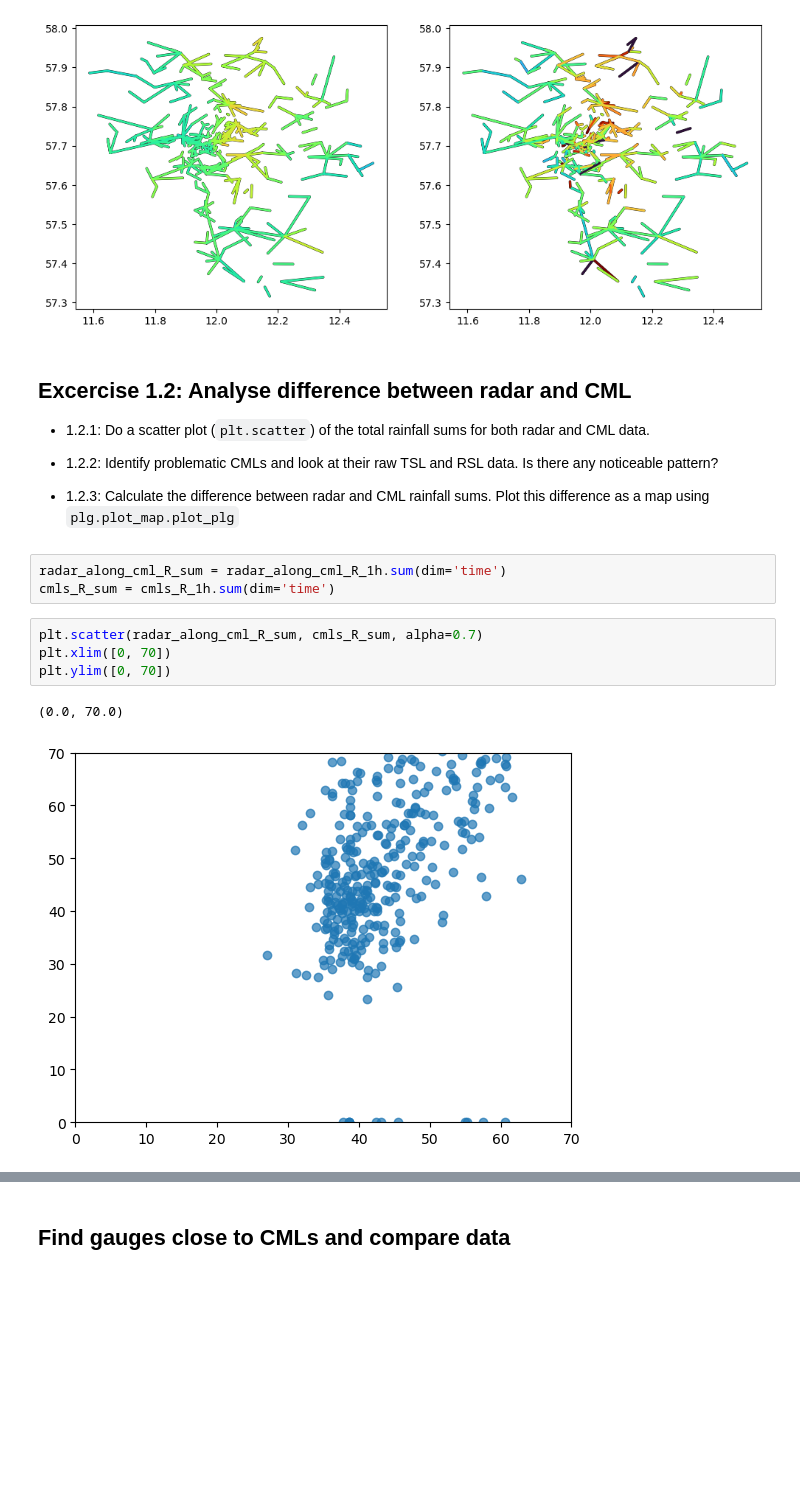
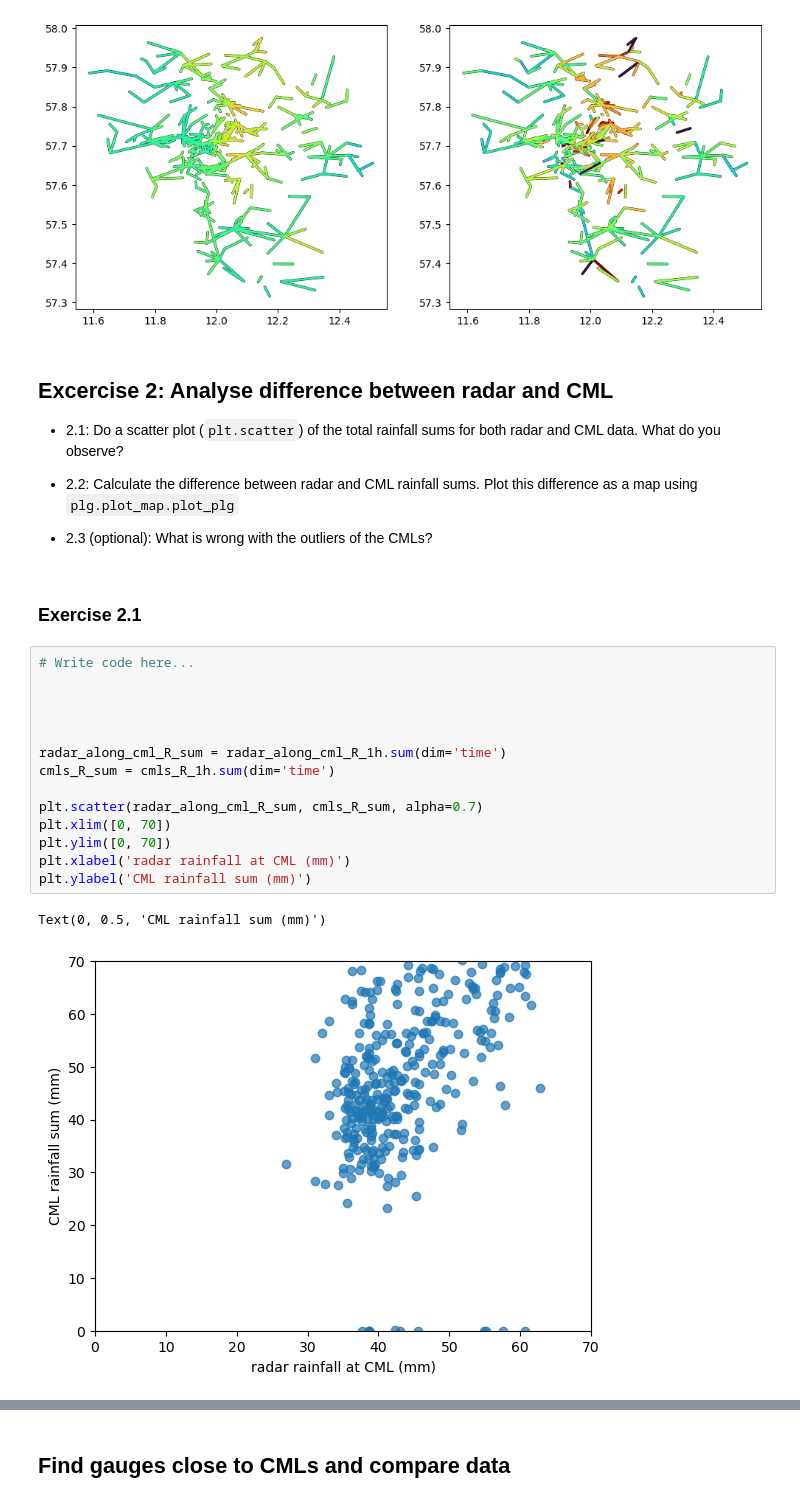
Before and after one commit to OpenSenseAction/PrePEP_short_course_OS, a Jupyter notebook: 1_poligrain_overview.ipynb, the cells around one changed output, grey strips where cells are left out. Cells and saved outputs as stored; diff of their text form; blank space fills up the shorter version.

Commit message:
content final in poligrain notebook, exercises complete, but need to be extracted

```diff
--- a/1_poligrain_overview.ipynb
+++ b/1_poligrain_overview.ipynb
@@ -249,20 +255,29 @@ plg.plot_map.plot_plg(
 <Axes: >
 [figure]
 # %% [markdown]
-## Excercise 1.2: Analyse difference between radar and CML
+## Excercise 2: Analyse difference between radar and CML
 
-- 1.2.1: Do a scatter plot (`plt.scatter`) of the total rainfall sums for both radar and CML data.
+- 2.1: Do a scatter plot (`plt.scatter`) of the total rainfall sums for both radar and CML data. What do you observe?
 
-- 1.2.2: Identify problematic CMLs and look at their raw TSL and RSL data. Is there any noticeable pattern?
+- 2.2: Calculate the difference between radar and CML rainfall sums. Plot this difference as a map using `plg.plot_map.plot_plg`
 
-- 1.2.3: Calculate the difference between radar and CML rainfall sums. Plot this difference as a map using `plg.plot_map.plot_plg`
+- 2.3 (optional): What is wrong with the outliers of the CMLs?
-# %%
-radar_along_cml_R_sum = radar_along_cml_R_1h.sum(dim='time')
-cmls_R_sum = cmls_R_1h.sum(dim='time')
+# %% [markdown]
+### Exercise 2.1
 # %%
+# Write code here...
+
+
+
+
+radar_along_cml_R_sum = radar_along_cml_R_1h.sum(dim='time')
+cmls_R_sum = cmls_R_1h.sum(dim='time')
+
 plt.scatter(radar_along_cml_R_sum, cmls_R_sum, alpha=0.7)
 plt.xlim([0, 70])
 plt.ylim([0, 70])
+plt.xlabel('radar rainfall at CML (mm)')
+plt.ylabel('CML rainfall sum (mm)')
 # %% [output]
-(0.0, 70.0)
+Text(0, 0.5, 'CML rainfall sum (mm)')
-[figure, old version]
+[figure, new version]
```
Also changed, not shown: parts of 23 cells of this notebook.
